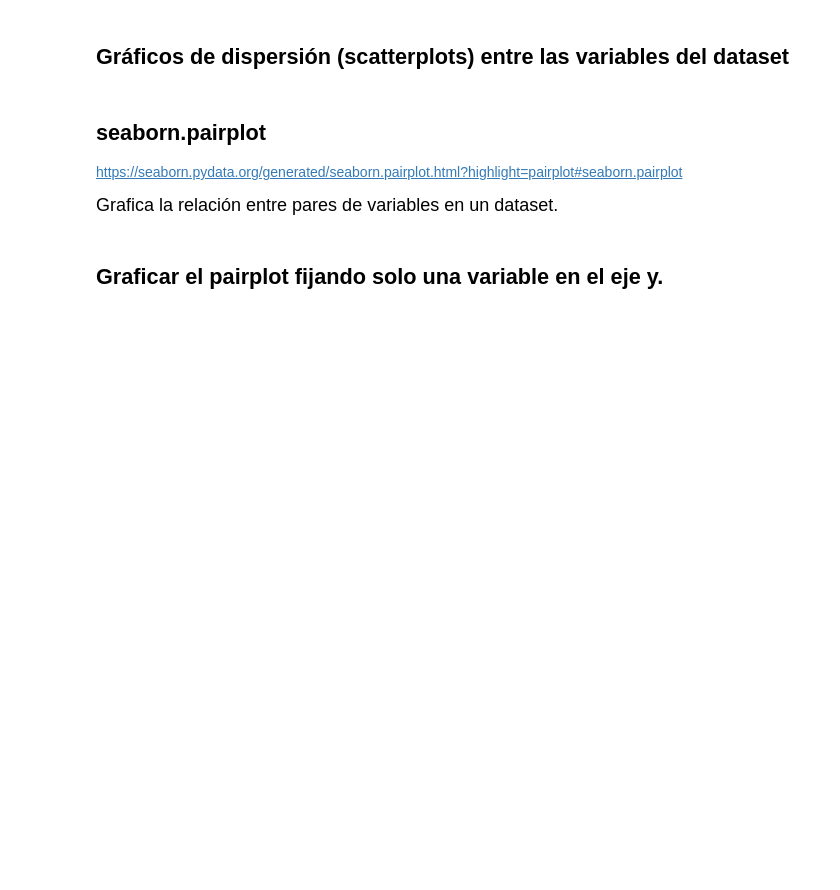
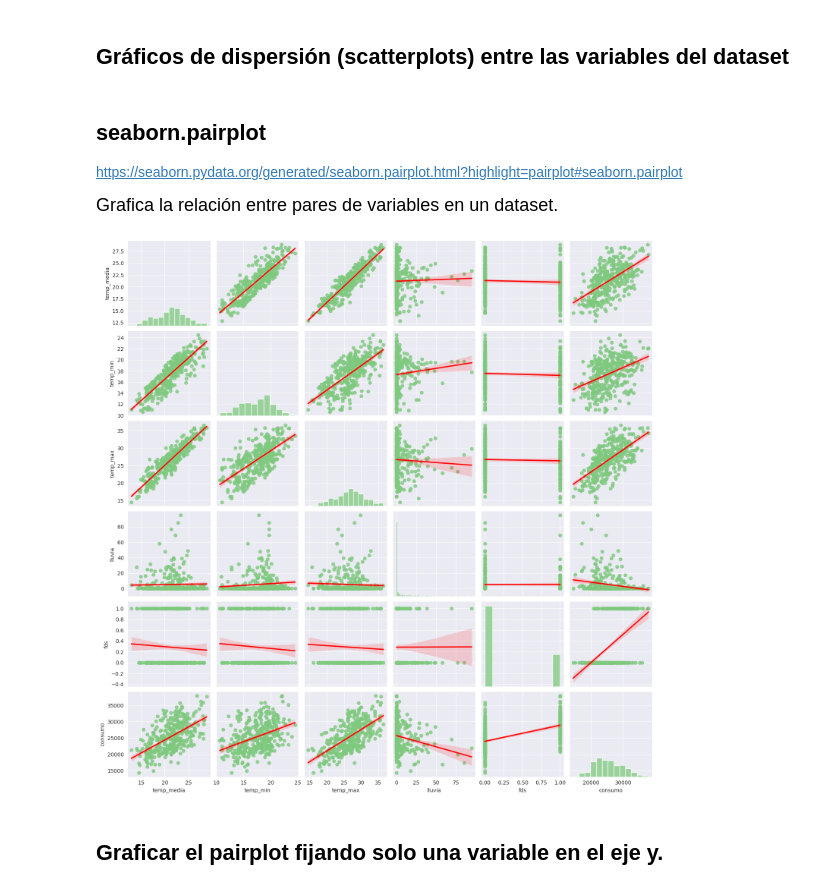
Before and after one commit to LordAguaKate/Practica_DATA_SCIENCE, a Jupyter notebook: Regresión_Lineal.ipynb, the cells around one changed output. Saved outputs shown, nothing was run; the diff lists cells and outputs as text; code cells hidden in the pictures; blank space fills up the shorter version.

Commit message:
Pairplot

```diff
--- a/Regresión_Lineal.ipynb
+++ b/Regresión_Lineal.ipynb
@@ -250,5 +250,13 @@ ax
 https://seaborn.pydata.org/generated/seaborn.pairplot.html?highlight=pairplot#seaborn.pairplot
 
 <p style='font-size: 18px; line-height: 2; margin: 10px 50px; text-align: justify;'>Grafica la relación entre pares de variables en un dataset.</p>
+# %%
+ax = sns.pairplot(
+    datos,
+    kind='reg',
+    plot_kws={'line_kws':{'color':'red'}}
+    )
+# %% [output]
+[figure, added]
 # %% [markdown]
 ## Graficar el pairplot fijando solo una variable en el eje y.
```
Also changed, not shown: parts of 5 cells of this notebook.
